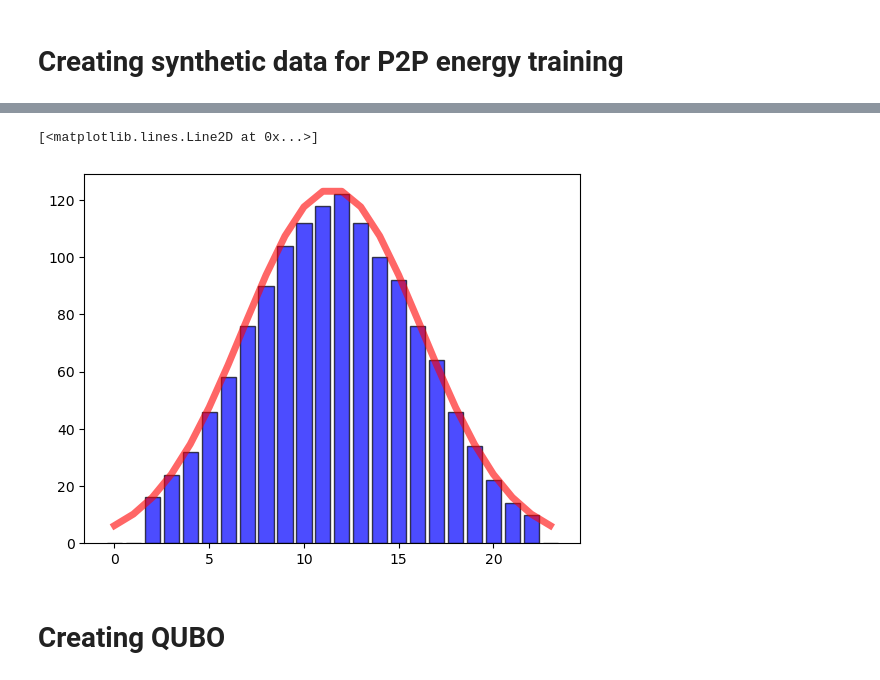
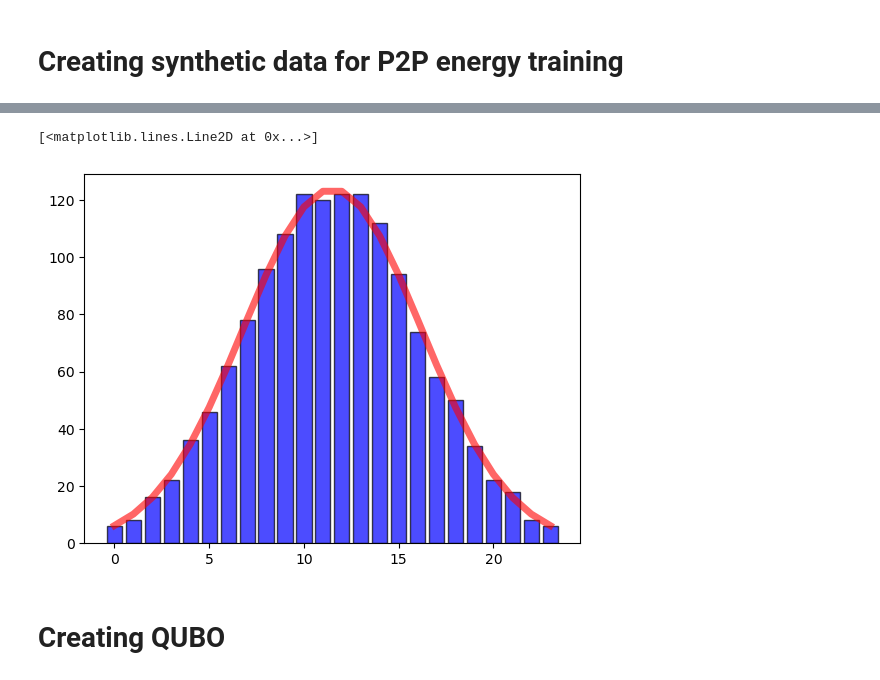
Before and after one commit to petron23/Quantum_Computing, a Jupyter notebook: Energy_trading/QET.ipynb, the cells around one changed output, grey strips where cells are left out. Drawn from its saved outputs; the diff is of its cells as text; code cells hidden in the pictures.

Commit message:
general hour data

```diff
--- a/Energy_trading/QET.ipynb
+++ b/Energy_trading/QET.ipynb
@@ -40,7 +40,7 @@ for hour in hours:
     num_consumers = int(participants_by_hour[hour] - num_prosumers)
 
 
-    if participants_by_hour[hour] > 9:
+    if participants_by_hour[hour] > 0:
     # Generate prosumer bids
         prosumer_bids = pd.DataFrame({
             'Hour': hour,
@@ -108,16 +120,16 @@ hour:23 4.0
 # %%
 #comparing to exact distribution
 #also cutting the cases when participants are below 10
 x = np.linspace(0,23,24)
 
 df_length_per_hour = df.groupby('Hour').size()
-df_length_per_hour[df_length_per_hour<10] = 0
+#df_length_per_hour[df_length_per_hour<10] = 0
 plt.bar(df_length_per_hour.index, df_length_per_hour.values, color='blue', alpha=0.7,edgecolor='black')
 plt.plot(hours,123* norm.pdf(x, loc = 11.5, scale = 4.7)/max(norm.pdf(x, loc = 11.5, scale = 4.7)),
        'r-', lw=5, alpha=0.6, label='norm pdf')
 # %% [output]
 [<matplotlib.lines.Line2D at 0x...>]
-[figure, old version]
+[figure, new version]
 # %% [markdown]
 # Creating QUBO
 # %% [markdown]
```
Also changed, not shown: parts of 19 cells of this notebook.
